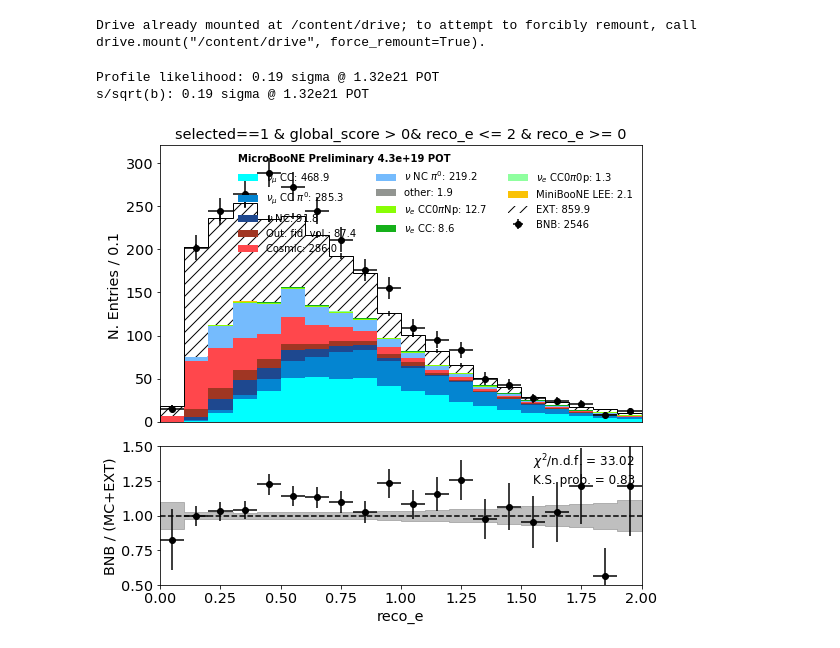
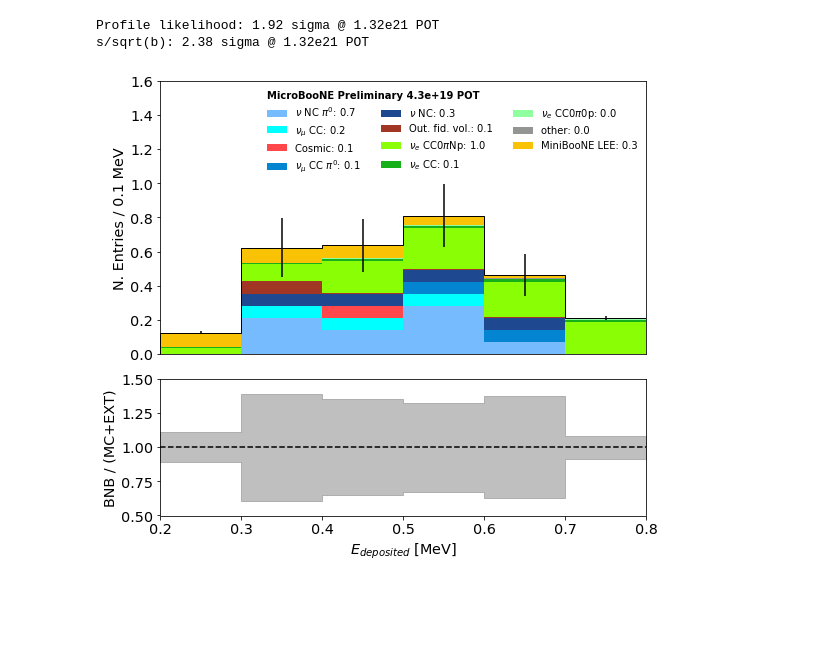
Before and after one commit to ubneutrinos/PELEE, a Jupyter notebook: Plotter.ipynb, the cells around one changed output. Cells and saved outputs as stored; diff of their text form; code cells hidden in the pictures; blank space fills up the shorter version.

```diff
--- a/Plotter.ipynb
+++ b/Plotter.ipynb
@@ -1,10 +1,12 @@
 # %%
-from google.colab import drive
-drive.mount("/content/drive")
 import sys
-sys.path.append('/content/drive/My Drive/lee_mcc9')
+try:
+    from google.colab import drive
+    drive.mount("/content/drive")
+    main_path = '/content/drive/My Drive/lee_mcc9/'
+except:
+    main_path = ''
+sys.path.append(main_path)
-# %% [output]
-Drive already mounted at /content/drive; to attempt to forcibly remount, call drive.mount("/content/drive", force_remount=True).
 # %%
 import plotter
 import importlib
@@ -99,7 +98,7 @@ features.remove("nu_e")
 features.remove("train_weight")
 
 for label, bkg_query in zip(nue_booster.labels, nue_booster.bkg_queries):
-    with open('/content/drive/My Drive/lee_mcc9/pickles/booster_%s.pickle' % label, 'rb') as booster_file:
+    with open(main_path+'pickles/booster_%s.pickle' % label, 'rb') as booster_file:
         booster = pickle.load(booster_file)
         mc[label+"_score"] = booster.predict(
             xgb.DMatrix(mc[features]),
@@ -122,7 +121,7 @@ for label, bkg_query in zip(nue_booster.labels, nue_booster.bkg_queries):
 
 features = ["%s_score" % l for l in nue_booster.labels]
 
-with open('/content/drive/My Drive/lee_mcc9/pickles/booster.pickle', 'rb') as booster_file:
+with open(main_path+'pickles/booster.pickle', 'rb') as booster_file:
     booster = pickle.load(booster_file)
 
     mc["global_score"] = booster.predict(
@@ -152,11 +151,13 @@ samples = {
     "dirt": dirt,
     "lee": lee
 }
+
 scaling = 1
+
 weights = {
     "mc": 0.03507833 * 2 * scaling,
     "nue": 0.00036576 * 2 * scaling,
-    "ext": 0.16347,
+    "ext": 0.16347 * 2 * scaling,
     "dirt": 0.3266147 * scaling,
     "lee": 0.00036576 * 2 * scaling
 }
@@ -165,33 +166,33 @@ my_plotter = plotter.Plotter(samples, weights)
 # %%
 miniboone_bins = [
     0, 0.200, 0.300, 0.375, 0.475, 0.550, 0.675, 0.800, 0.950, 1.100, 1.300,
     1.500, 3.000
 ]
 
-score_cut = 0
+score_cut = 0.9996
 
 fig, ax1, ax2 = my_plotter.plot_variable(
     "reco_e",
 #     query="trk_chipr >= 0 & tksh_angle < 0.9 & -tksh_angle < 0.9 & hits_y > 60 & trk_chipr_worst < 80 & trk_chipr_best < 80 & n_showers_contained == 1 & selected==1 & shr_energy/shr_energy_tot > 0.8 & trk_chipr < 80 & shr_distance < 5 & trk_distance < 2.5 & selected==1 & slpdg==12 & (shr_energy_tot+0.02)/0.8 > 0.06 & shr_tkfit_dedx_Y < 3.2 & shr_tkfit_dedx_Y > 0.5",
-    query="selected==1 & global_score > %g" % score_cut,
+    query="selected==1 & global_score > %g & category != 0" % score_cut,
     kind="event_category",
-#     title=r"Shower dE/dx [MeV/cm]",
+    title=r"$E_{deposited}$ [MeV]",
 #     bins=miniboone_bins,
-    bins=20,
-    range=(0,2)
+    bins=6,
+    range=(0.2,0.8)
 )
 
 # ax1.axvline(x=0, color="k")
 # print(samples["mc"].query("selected==1 & global_score > %g & reco_e > 0.2 & reco_e < 0.8 & category != 11" % score_cut)[["run","sub","evt","shr_score", "category", "trk_chipr"]])
 
 print("Profile likelihood: %.2f sigma @ 1.32e21 POT" % my_plotter.significance_likelihood)
 print("s/sqrt(b): %.2f sigma @ 1.32e21 POT" % my_plotter.significance)
 
 # ax1.set_ylim(2400,2500)
 # ax1.set_yscale("log")
-# ax1.set_ylim(0,4)
-fig.savefig("/content/drive/My Drive/lee_mcc9/plots/spectrum.pdf")
+ax1.set_ylim(0,1.6)
+fig.savefig(main_path+"plots/spectrum.pdf")
 # %% [output]
-Profile likelihood: 0.19 sigma @ 1.32e21 POT
-s/sqrt(b): 0.19 sigma @ 1.32e21 POT
+Profile likelihood: 1.92 sigma @ 1.32e21 POT
+s/sqrt(b): 2.38 sigma @ 1.32e21 POT
-[figure, old version]
+[figure, new version]
```
Also changed, not shown: parts of 1 cell of this notebook, 3 other files.
